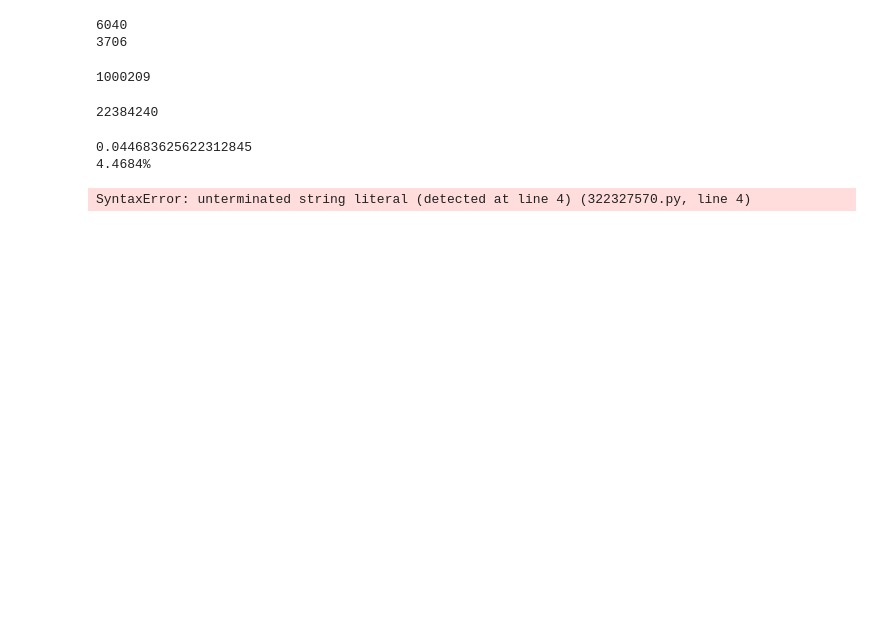
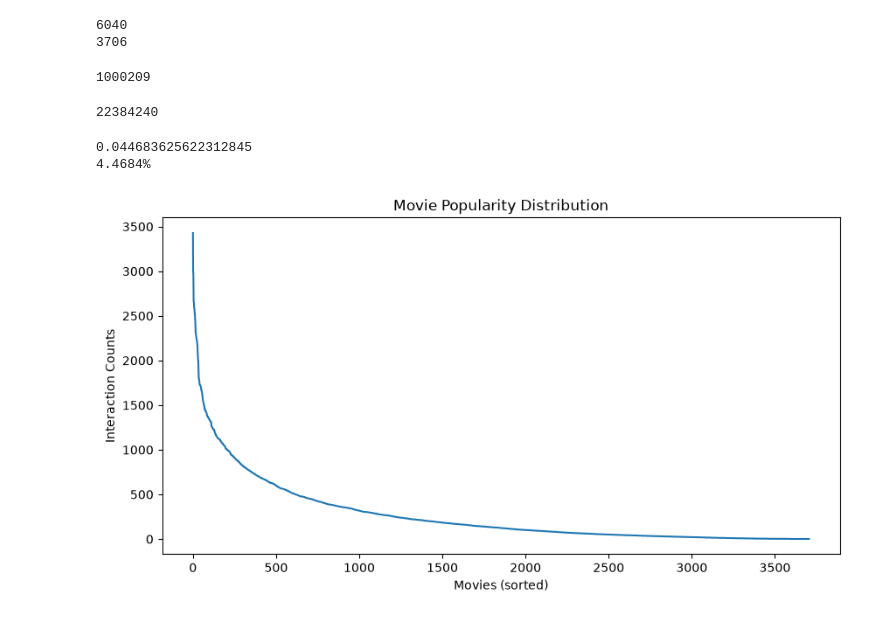
Before and after one commit to amrxtgh/PythiaRankflow, a Jupyter notebook: notebooks/data_sparsity.ipynb, the cells around one changed output. Saved outputs shown, nothing was run; the diff lists cells and outputs as text; code cells hidden in the pictures; blank space fills up the shorter version.

```diff
--- a/notebooks/data_sparsity.ipynb
+++ b/notebooks/data_sparsity.ipynb
@@ -32,8 +32,10 @@ movie_counts = movie_counts.sort_values(ascending=False)
 # %%
 import matplotlib.pyplot as plt
 plt.figure(figsize=(10,5))
 plt.plot(movie_counts.values)
 plt.xlabel("Movies (sorted)")
-plt.ylabel()
+plt.ylabel("Interaction Counts")
+plt.title("Movie Popularity Distribution")
+plt.show()
 # %% [output]
-SyntaxError: unterminated string literal (detected at line 4) (322327570.py, line 4)
+[figure, added]
```
